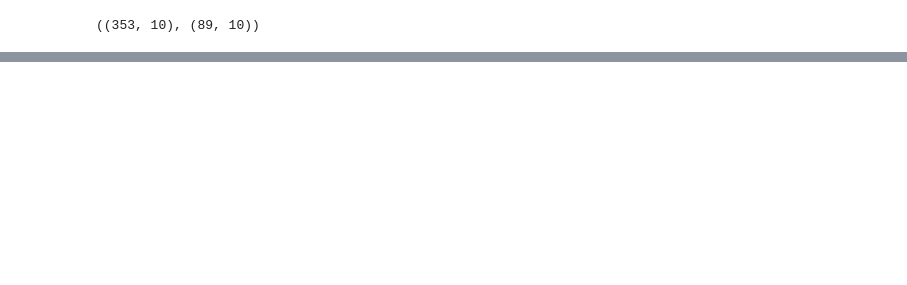
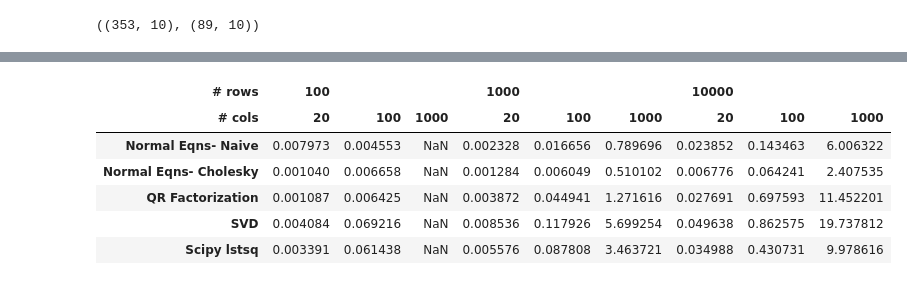
Before and after one commit to victwise/DeepLearning, a Jupyter notebook: Capítulo6.ipynb, the cells around one changed output, grey strips where cells are left out. Drawn from its saved outputs; the diff is of its cells as text; code cells hidden in the pictures; blank space fills up the shorter version.

```diff
--- a/Capítulo6.ipynb
+++ b/Capítulo6.ipynb
@@ -24,0 +195,34 @@ def regr_metrics(act, pred):
+# %%
+m_array = np.array([100, 1000, 10000])
+n_array = np.array([20, 100, 1000])
+# %%
+index = pd.MultiIndex.from_product([m_array, n_array], names=['# rows', '# cols'])
+# %%
+pd.options.display.float_format = '{:,.6f}'.format
+df = pd.DataFrame(index=row_names, columns=index)
+df_error = pd.DataFrame(index=row_names, columns=index)
+# %%
+# %%prun
+for m in m_array:
+    for n in n_array:
+        if m >= n:
+            x = np.random.uniform(-10,10,n)
+            A = np.random.uniform(-40,40,[m,n])   # removed np.asfortranarray
+            b = np.matmul(A, x) + np.random.normal(0,2,m)
+            for name in row_names:
+                fcn = name2func[name]
+                t = timeit.timeit(fcn + '(A,b)', number=5, globals=globals())
+                df.set_value(name, (m,n), t)
+                coeffs = locals()[fcn](A, b)
+                reg_met = regr_metrics(b, A @ coeffs)
+                df_error.set_value(name, (m,n), reg_met[0])
+# %%
+df
+# %% [output]
+| # rows | 100 |  |  | 1000 |  |  | 10000 |  |  |
+| # cols | 20 | 100 | 1000 | 20 | 100 | 1000 | 20 | 100 | 1000 |
+| Normal Eqns- Naive | 0.007973 | 0.004553 | NaN | 0.002328 | 0.016656 | 0.789696 | 0.023852 | 0.143463 | 6.006322 |
+| Normal Eqns- Cholesky | 0.001040 | 0.006658 | NaN | 0.001284 | 0.006049 | 0.510102 | 0.006776 | 0.064241 | 2.407535 |
+| QR Factorization | 0.001087 | 0.006425 | NaN | 0.003872 | 0.044941 | 1.271616 | 0.027691 | 0.697593 | 11.452201 |
+| SVD | 0.004084 | 0.069216 | NaN | 0.008536 | 0.117926 | 5.699254 | 0.049638 | 0.862575 | 19.737812 |
+| Scipy lstsq | 0.003391 | 0.061438 | NaN | 0.005576 | 0.087808 | 3.463721 | 0.034988 | 0.430731 | 9.978616 |
```
Also changed, not shown: parts of 79 cells of this notebook.
